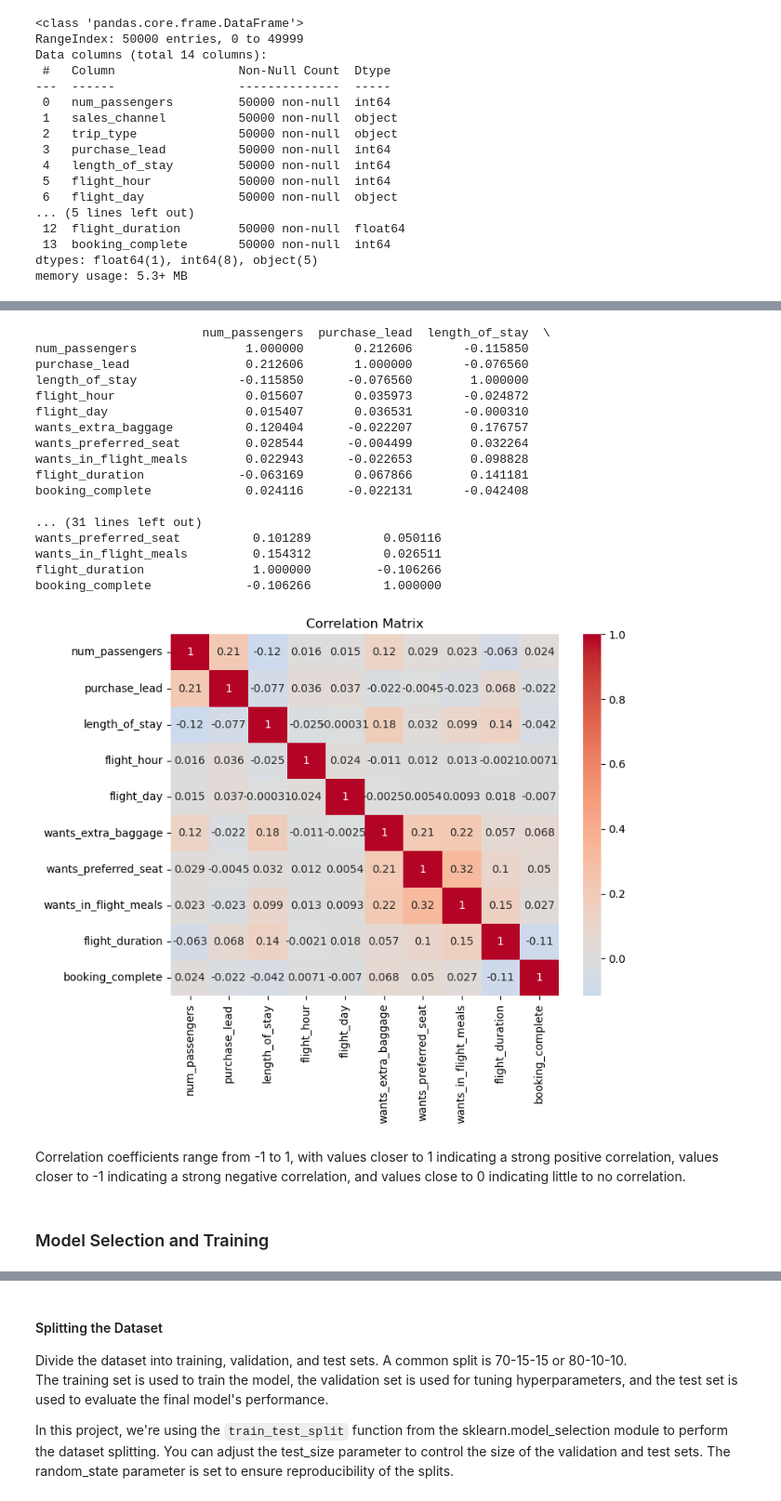
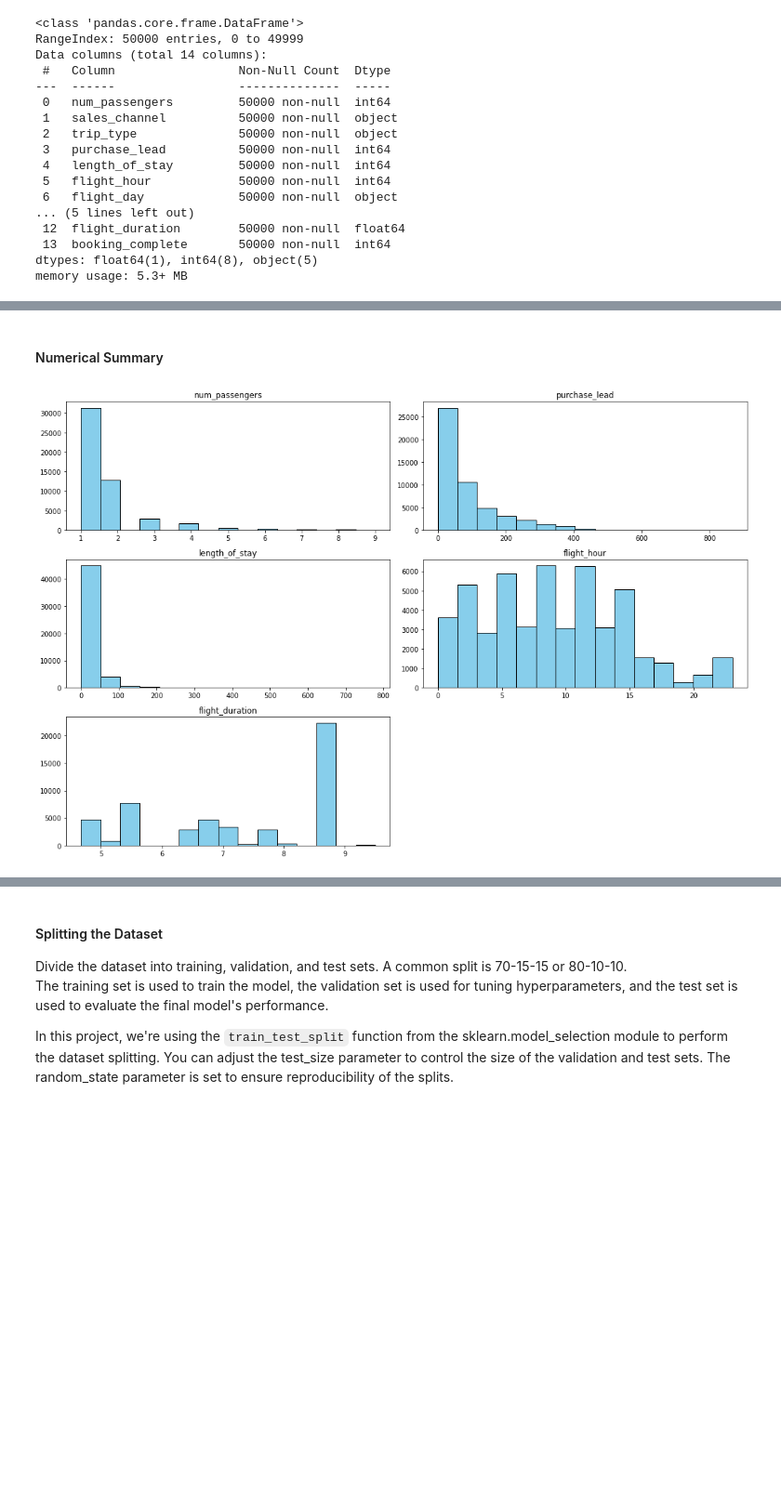
Before and after one commit to kachiann/British-Airways-Data-Science-Forage, a Jupyter notebook: TaskTwo_final.ipynb, the cells around one changed output, grey strips where cells are left out. Shown at 93% size. Drawn from its saved outputs; the diff is of its cells as text; code cells hidden in the pictures; blank space fills up the shorter version.

```diff
--- a/TaskTwo_final.ipynb
+++ b/TaskTwo_final.ipynb
@@ -192,31 +144,9 @@ correlation_matrix = numeric_data.corr()
-# %%
-print(correlation_matrix)
-
-# Heatmap using seaborn
-plt.figure(figsize=(8, 6))
-sns.heatmap(correlation_matrix, annot=True, cmap='coolwarm', center=0)
-plt.title("Correlation Matrix")
-plt.show()
-# %% [output]
-                       num_passengers  purchase_lead  length_of_stay  \
-num_passengers               1.000000       0.212606       -0.115850
-purchase_lead                0.212606       1.000000       -0.076560
-length_of_stay              -0.115850      -0.076560        1.000000
-flight_hour                  0.015607       0.035973       -0.024872
-flight_day                   0.015407       0.036531       -0.000310
-wants_extra_baggage          0.120404      -0.022207        0.176757
-wants_preferred_seat         0.028544      -0.004499        0.032264
-wants_in_flight_meals        0.022943      -0.022653        0.098828
-flight_duration             -0.063169       0.067866        0.141181
-booking_complete             0.024116      -0.022131       -0.042408
-
-... (31 lines left out)
-wants_preferred_seat          0.101289          0.050116
-wants_in_flight_meals         0.154312          0.026511
-flight_duration               1.000000         -0.106266
-booking_complete             -0.106266          1.000000
-[figure, removed]
-# %% [markdown]
-Correlation coefficients range from -1 to 1, with values closer to 1 indicating a strong positive correlation, values closer to -1 indicating a strong negative correlation, and values close to 0 indicating little to no correlation.
-# %% [markdown]
-### Model Selection and Training
+# %% [markdown]
+#### Numerical Summary
+# %%
+numeric_columns = ['num_passengers','purchase_lead','length_of_stay', 'flight_hour','flight_duration']
+_ = data[numeric_columns].hist(grid=False, bins=15, color ='skyblue',edgecolor = 'black', figsize=(15,10))
+plt.tight_layout()
+plt.show()
+# %% [output]
+[figure, added]
```
Also changed, not shown: parts of 73 cells of this notebook.
